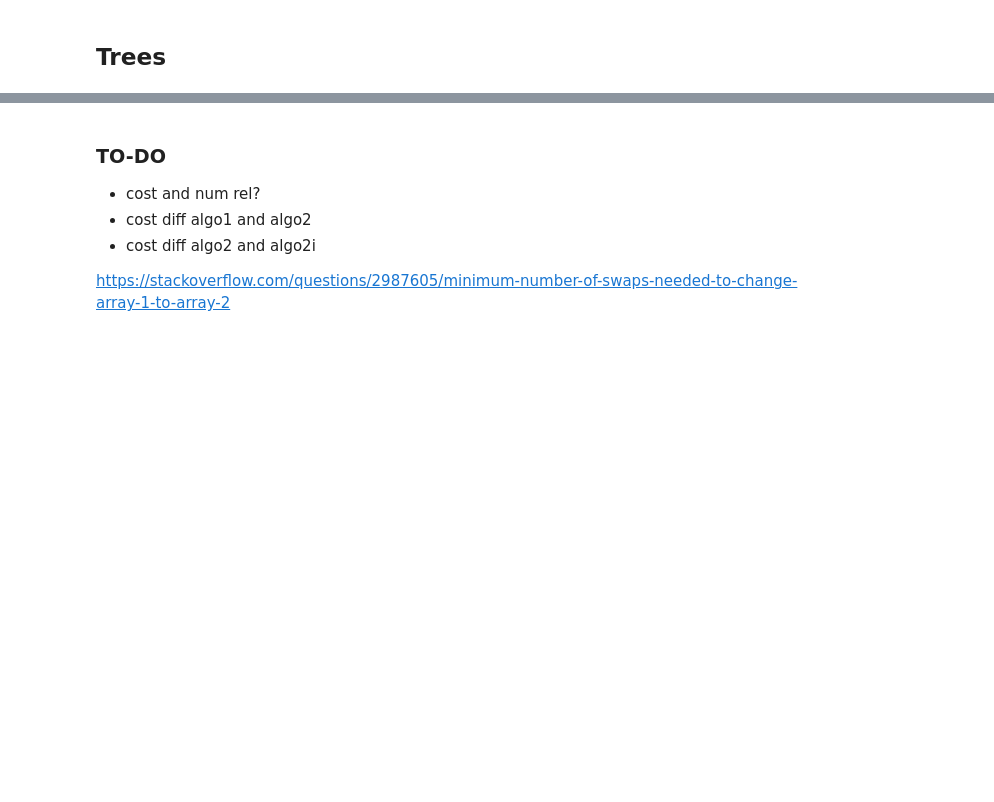
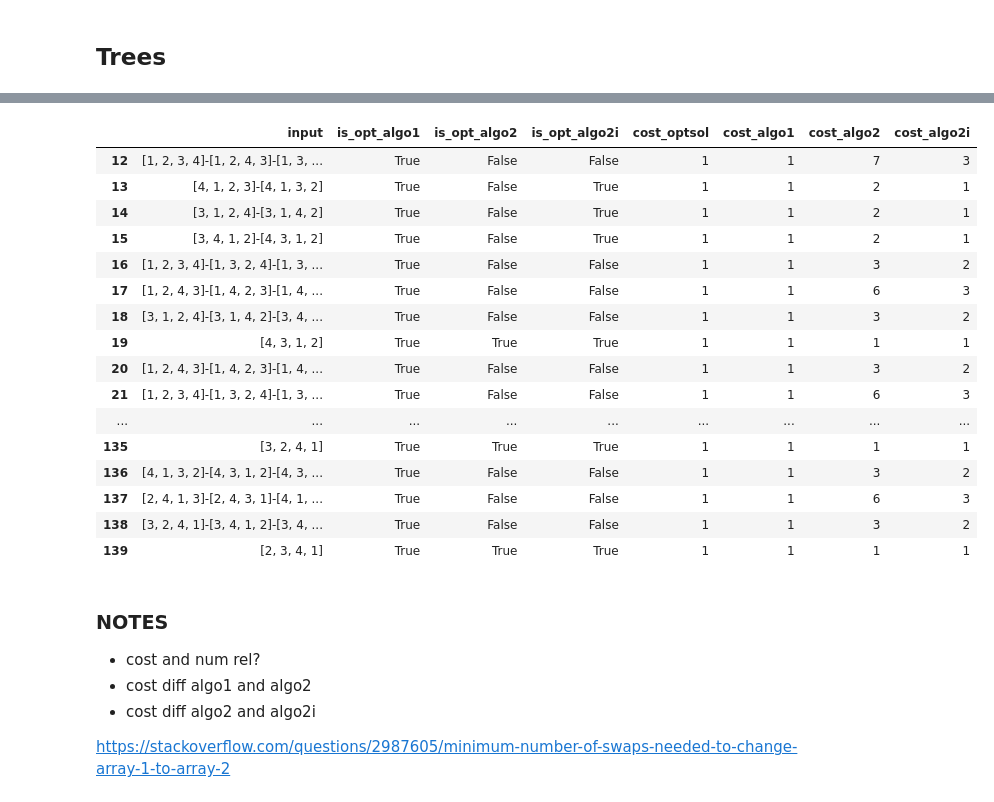
Before and after one commit to cjgsongsong/cs199aclthesis, a Jupyter notebook: analysis.ipynb, the cells around one changed output, grey strips where cells are left out. Cells and saved outputs as stored; diff of their text form; code cells hidden in the pictures; blank space fills up the shorter version.

```diff
--- a/analysis.ipynb
+++ b/analysis.ipynb
@@ -282,11 +331,9 @@ keywords = ['algo1', 'algo2', 'algo2i', 'optsol']
 for vc in range(3, 7):
     results_trees[f'all{vc}'] = merge([csv[f'{keyword}_{vc}v_trees'] for keyword in keywords], joins_all)
 
-joins_allv_optsol = ['outer' for vc in range(3, 6)]
-results_trees['allv'] = merge([results_trees[f'all{vc}'] for vc in range(3, 7)], joins_allv_optsol)
-results_trees['optsol'] = merge([csv[f'optsol_{vc}v_trees'] for vc in range(3, 7)], joins_allv_optsol)
+joins_all_optsol = ['outer' for vc in range(3, 6)]
+results_trees['all'] = merge([results_trees[f'all{vc}'] for vc in range(3, 7)], joins_all_optsol)
+for vc in range(3, 7):
+    del results_trees[f'all{vc}']
 
-joins_algo = ['outer' for vc in range(3, 6)] + ['inner']
-for keyword in keywords:
-    results_trees[keyword] = merge([csv[f'{keyword}_{vc}v_trees'] for vc in range(3, 7)] +
-                                   [results_trees['optsol']], joins_algo)
+extend(results_trees['all'])
@@ -436,5 +564,30 @@ for key in sameapprox.keys():
+# %%
+allv4trees = results_trees['all'][results_trees['all']['vertex_count'] == 4]
+with pd.option_context('mode.chained_assignment', None):
+    extendMore(allv4trees)
+
+allv4trees[['input', 'is_opt_algo1', 'is_opt_algo2', 'is_opt_algo2i',
+            'cost_optsol', 'cost_algo1', 'cost_algo2', 'cost_algo2i']]
+# %% [output]
+|  | input | is_opt_algo1 | is_opt_algo2 | is_opt_algo2i | cost_optsol | cost_algo1 | cost_algo2 | cost_algo2i |
+| 12 | [1, 2, 3, 4]-[1, 2, 4, 3]-[1, 3, ... | True | False | False | 1 | 1 | 7 | 3 |
+| 13 | [4, 1, 2, 3]-[4, 1, 3, 2] | True | False | True | 1 | 1 | 2 | 1 |
+| 14 | [3, 1, 2, 4]-[3, 1, 4, 2] | True | False | True | 1 | 1 | 2 | 1 |
+| 15 | [3, 4, 1, 2]-[4, 3, 1, 2] | True | False | True | 1 | 1 | 2 | 1 |
+| 16 | [1, 2, 3, 4]-[1, 3, 2, 4]-[1, 3, ... | True | False | False | 1 | 1 | 3 | 2 |
+| 17 | [1, 2, 4, 3]-[1, 4, 2, 3]-[1, 4, ... | True | False | False | 1 | 1 | 6 | 3 |
+| 18 | [3, 1, 2, 4]-[3, 1, 4, 2]-[3, 4, ... | True | False | False | 1 | 1 | 3 | 2 |
+| 19 | [4, 3, 1, 2] | True | True | True | 1 | 1 | 1 | 1 |
+| 20 | [1, 2, 4, 3]-[1, 4, 2, 3]-[1, 4, ... | True | False | False | 1 | 1 | 3 | 2 |
+| 21 | [1, 2, 3, 4]-[1, 3, 2, 4]-[1, 3, ... | True | False | False | 1 | 1 | 6 | 3 |
+| ... | ... | ... | ... | ... | ... | ... | ... | ... |
+| 135 | [3, 2, 4, 1] | True | True | True | 1 | 1 | 1 | 1 |
+| 136 | [4, 1, 3, 2]-[4, 3, 1, 2]-[4, 3, ... | True | False | False | 1 | 1 | 3 | 2 |
+| 137 | [2, 4, 1, 3]-[2, 4, 3, 1]-[4, 1, ... | True | False | False | 1 | 1 | 6 | 3 |
+| 138 | [3, 2, 4, 1]-[3, 4, 1, 2]-[3, 4, ... | True | False | False | 1 | 1 | 3 | 2 |
+| 139 | [2, 3, 4, 1] | True | True | True | 1 | 1 | 1 | 1 |
 # %% [markdown]
-### TO-DO
+### NOTES
 
 <ul>
     <li>cost and num rel?
```
Also changed, not shown: parts of 29 cells of this notebook, 1 other file.
